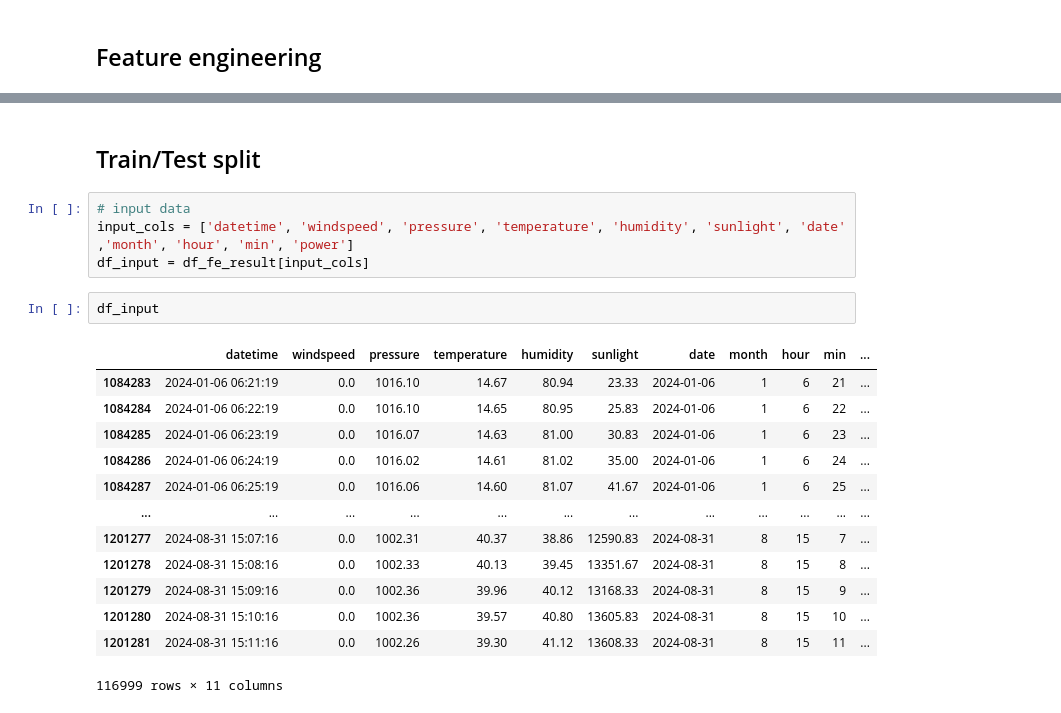
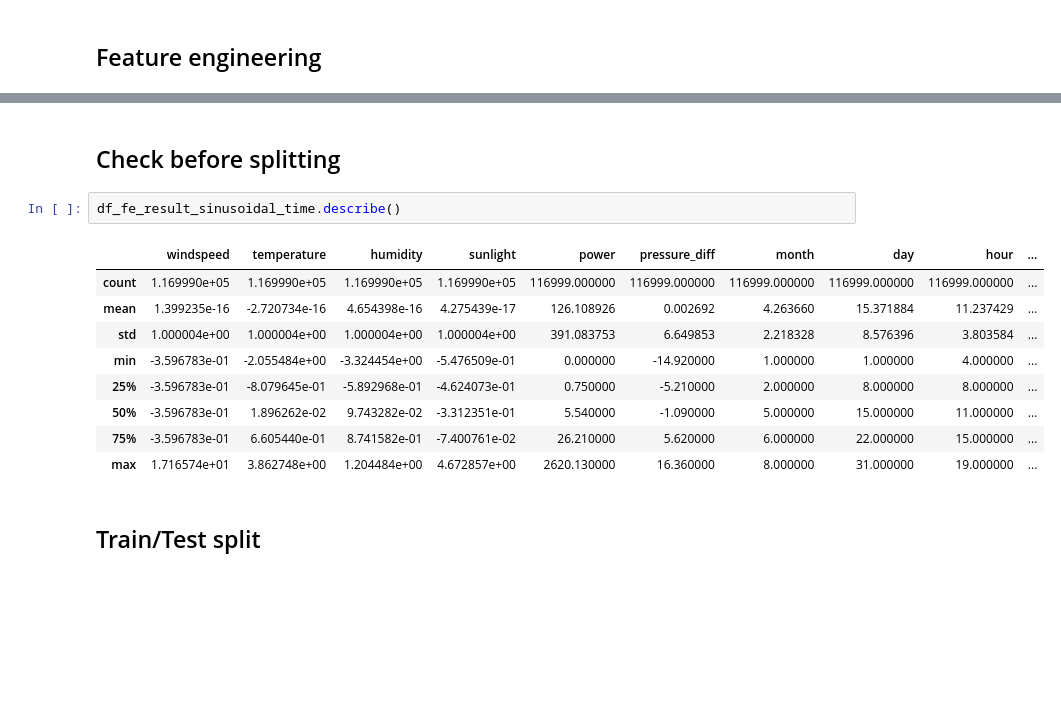
Before and after one commit to chiseanchang0727/aicup-predict-energy-generation, a Jupyter notebook: test_region/Predict_1_Sean.ipynb, the cells around one changed output, grey strips where cells are left out. Saved outputs shown, nothing was run; the diff lists cells and outputs as text; blank space fills up the shorter version.

```diff
--- a/test_region/Predict_1_Sean.ipynb
+++ b/test_region/Predict_1_Sean.ipynb
@@ -87,22 +181,16 @@ df_fe_result.head()
+# %% [markdown]
+## Check before splitting
+# %%
+df_fe_result_sinusoidal_time.describe()
+# %% [output]
+|  | windspeed | temperature | humidity | sunlight | power | pressure_diff | month | day | hour | ... |
+| count | 1.169990e+05 | 1.169990e+05 | 1.169990e+05 | 1.169990e+05 | 116999.000000 | 116999.000000 | 116999.000000 | 116999.000000 | 116999.000000 | ... |
+| mean | 1.399235e-16 | -2.720734e-16 | 4.654398e-16 | 4.275439e-17 | 126.108926 | 0.002692 | 4.263660 | 15.371884 | 11.237429 | ... |
+| std | 1.000004e+00 | 1.000004e+00 | 1.000004e+00 | 1.000004e+00 | 391.083753 | 6.649853 | 2.218328 | 8.576396 | 3.803584 | ... |
+| min | -3.596783e-01 | -2.055484e+00 | -3.324454e+00 | -5.476509e-01 | 0.000000 | -14.920000 | 1.000000 | 1.000000 | 4.000000 | ... |
+| 25% | -3.596783e-01 | -8.079645e-01 | -5.892968e-01 | -4.624073e-01 | 0.750000 | -5.210000 | 2.000000 | 8.000000 | 8.000000 | ... |
+| 50% | -3.596783e-01 | 1.896262e-02 | 9.743282e-02 | -3.312351e-01 | 5.540000 | -1.090000 | 5.000000 | 15.000000 | 11.000000 | ... |
+| 75% | -3.596783e-01 | 6.605440e-01 | 8.741582e-01 | -7.400761e-02 | 26.210000 | 5.620000 | 6.000000 | 22.000000 | 15.000000 | ... |
+| max | 1.716574e+01 | 3.862748e+00 | 1.204484e+00 | 4.672857e+00 | 2620.130000 | 16.360000 | 8.000000 | 31.000000 | 19.000000 | ... |
 # %% [markdown]
 ## Train/Test split
-# %%
-# input data
-input_cols = ['datetime', 'windspeed', 'pressure', 'temperature', 'humidity', 'sunlight', 'date' ,'month', 'hour', 'min', 'power']
-df_input = df_fe_result[input_cols]
-# %%
-df_input
-# %% [output]
-|  | datetime | windspeed | pressure | temperature | humidity | sunlight | date | month | hour | min | ... |
-| 1084283 | 2024-01-06 06:21:19 | 0.0 | 1016.10 | 14.67 | 80.94 | 23.33 | 2024-01-06 | 1 | 6 | 21 | ... |
-| 1084284 | 2024-01-06 06:22:19 | 0.0 | 1016.10 | 14.65 | 80.95 | 25.83 | 2024-01-06 | 1 | 6 | 22 | ... |
-| 1084285 | 2024-01-06 06:23:19 | 0.0 | 1016.07 | 14.63 | 81.00 | 30.83 | 2024-01-06 | 1 | 6 | 23 | ... |
-| 1084286 | 2024-01-06 06:24:19 | 0.0 | 1016.02 | 14.61 | 81.02 | 35.00 | 2024-01-06 | 1 | 6 | 24 | ... |
-| 1084287 | 2024-01-06 06:25:19 | 0.0 | 1016.06 | 14.60 | 81.07 | 41.67 | 2024-01-06 | 1 | 6 | 25 | ... |
-| ... | ... | ... | ... | ... | ... | ... | ... | ... | ... | ... | ... |
-| 1201277 | 2024-08-31 15:07:16 | 0.0 | 1002.31 | 40.37 | 38.86 | 12590.83 | 2024-08-31 | 8 | 15 | 7 | ... |
-| 1201278 | 2024-08-31 15:08:16 | 0.0 | 1002.33 | 40.13 | 39.45 | 13351.67 | 2024-08-31 | 8 | 15 | 8 | ... |
-| 1201279 | 2024-08-31 15:09:16 | 0.0 | 1002.36 | 39.96 | 40.12 | 13168.33 | 2024-08-31 | 8 | 15 | 9 | ... |
-| 1201280 | 2024-08-31 15:10:16 | 0.0 | 1002.36 | 39.57 | 40.80 | 13605.83 | 2024-08-31 | 8 | 15 | 10 | ... |
-| 1201281 | 2024-08-31 15:11:16 | 0.0 | 1002.26 | 39.30 | 41.12 | 13608.33 | 2024-08-31 | 8 | 15 | 11 | ... |
-116999 rows × 11 columns
```
Also changed, not shown: parts of 14 cells of this notebook, 1 other file.
